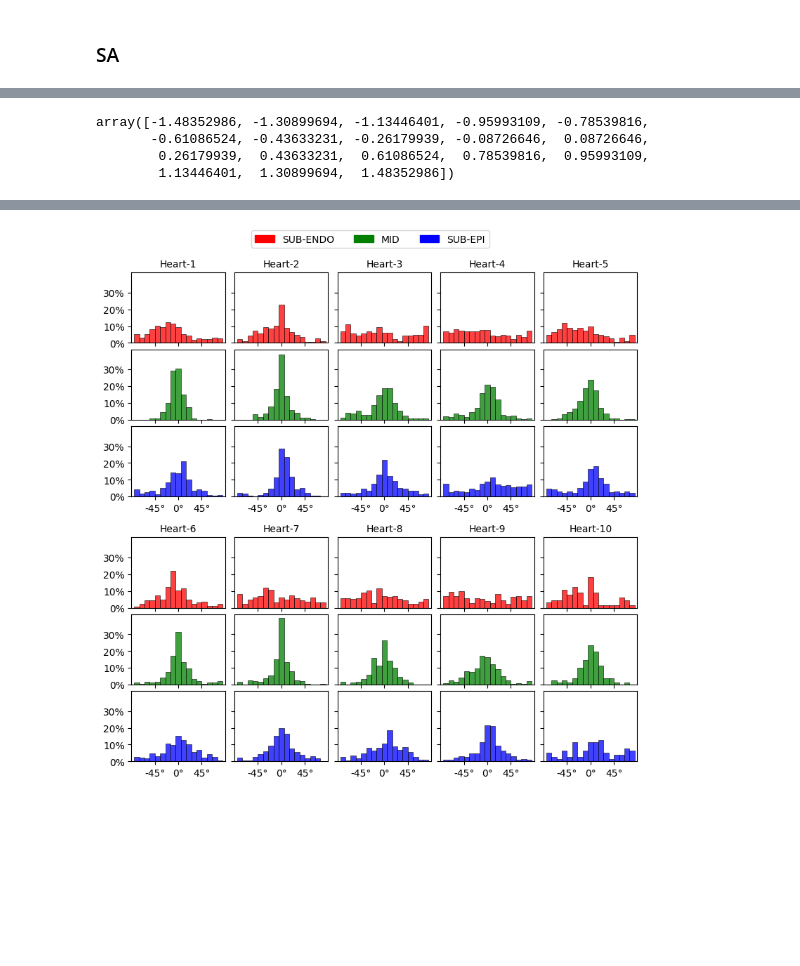
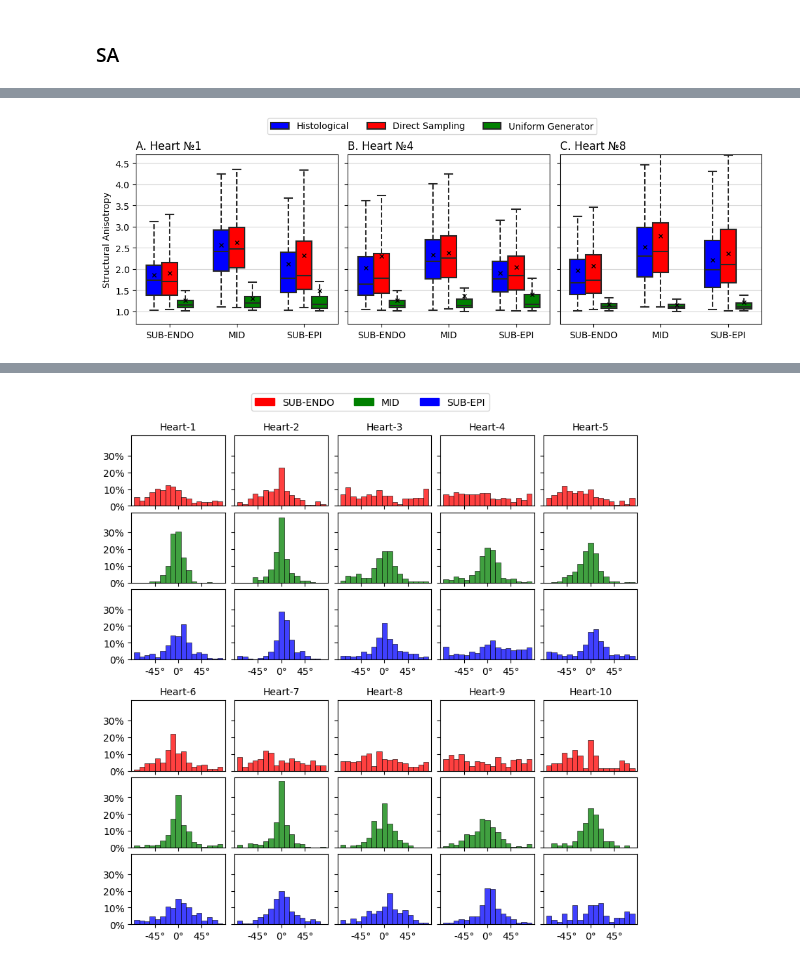
Before and after one commit to AOkenov/FibrosisAnalysis, a Jupyter notebook: paperfigures/structural_anisotropy.ipynb, the cells around one changed output, grey strips where cells are left out. Saved outputs shown, nothing was run; the diff lists cells and outputs as text; code cells hidden in the pictures; blank space fills up the shorter version.

```diff
--- a/paperfigures/structural_anisotropy.ipynb
+++ b/paperfigures/structural_anisotropy.ipynb
@@ -138,12 +100,71 @@ plt.show()
+# %%
+import seaborn as sns
+import matplotlib.patches as mpatches
+
+titles = ['A', 'B', 'C']
+heart_labels = [f'Heart №{i}' for i in [1, 4, 8]]
+COLORS = {'Histological': 'blue',
+          'Uniform Generator': 'green',
+          'Direct Sampling': 'red'}
+
+fig, axs = plt.subplots(ncols=3, figsize=(12, 4), sharey=True)
+
+for i, heart in enumerate(hearts):
+    ax = axs[i]
+    df = data_all[data_all['heart'] == heart]
+    sns.boxplot(data=df, y='structural_anisotropy', x='location', hue='source',
+                order=['SUB-ENDO', 'MID', 'SUB-EPI'],
+                hue_order=['Histological', 'Direct Sampling', 'Uniform Generator'],
+                ax=ax, palette=COLORS, linewidth=1, saturation=1,
+                showfliers=False, showmeans=True, meanline=False,
+                whiskerprops=dict(linewidth=1.5, linestyle='--'),
+                boxprops=dict(linewidth=1.5),
+                capprops=dict(linewidth=1.5),
+                medianprops=dict(linewidth=1.5),
+                meanprops=dict(linewidth=1.5, marker='x', markersize=5,
+                               markerfacecolor='black', markeredgecolor='black'),
+                flierprops=dict(marker='o', markersize=5,
+                                markerfacecolor='black',
+                                markeredgecolor='black',),
+                width=0.7,
+                gap=.0)
+
+
+    # for violin in ax.collections[::2]:
+    #     violin.set_alpha(0.5)
+
+    ax.set_xlabel('')
+    ax.set_xticklabels(ax.get_xticklabels())
+    ax.set_ylim(0.7, 4.7)
+
+    # ax.set_xticklabels(heart_labels, fontsize=10)
+    # plt.xticks(rotation=45)
+
+    ax.legend_.remove()
+
+    ax.grid(axis='y', linestyle='-', alpha=0.5)
+    ax.set_ylabel('', fontsize=10)
+
+axs[0].set_title('A. Heart №1', fontsize=12, loc='left')
+axs[1].set_title('B. Heart №4', fontsize=12, loc='left')
+axs[2].set_title('C. Heart №8', fontsize=12, loc='left')
+
+axs[0].set_ylabel('Structural Anisotropy', fontsize=10)
+fig.legend(handles=axs[0].get_legend_handles_labels()[0],
+           labels=axs[0].get_legend_handles_labels()[1],
+           loc='upper center', ncol=3, prop={'size': 10})
+# fig.legend(loc='upper center', ncol=3, prop={'size': 10})
+plt.subplots_adjust(top=0.85,
+                    bottom=0.2,
+                    left=0.1,
+                    right=0.9,
+                    hspace=0.1,
+                    wspace=0.05)
+plt.show()
+# %% [output]
+[figure, added]
 # %%
 path_save = Path('/Users/arstanbek/Projects/FibrosisAnalysis/paperfigures/figures')
 fig.savefig(path_save.joinpath('structural_anisotropy.png'),
             dpi=300, bbox_inches='tight')
-# %%
-np.arange(-85, 95, 10) / 180 * np.pi
-# %% [output]
-array([-1.48352986, -1.30899694, -1.13446401, -0.95993109, -0.78539816,
-       -0.61086524, -0.43633231, -0.26179939, -0.08726646,  0.08726646,
-        0.26179939,  0.43633231,  0.61086524,  0.78539816,  0.95993109,
-        1.13446401,  1.30899694,  1.48352986])
 # %%
```
Also changed, not shown: parts of 7 cells of this notebook, 27 other files.
